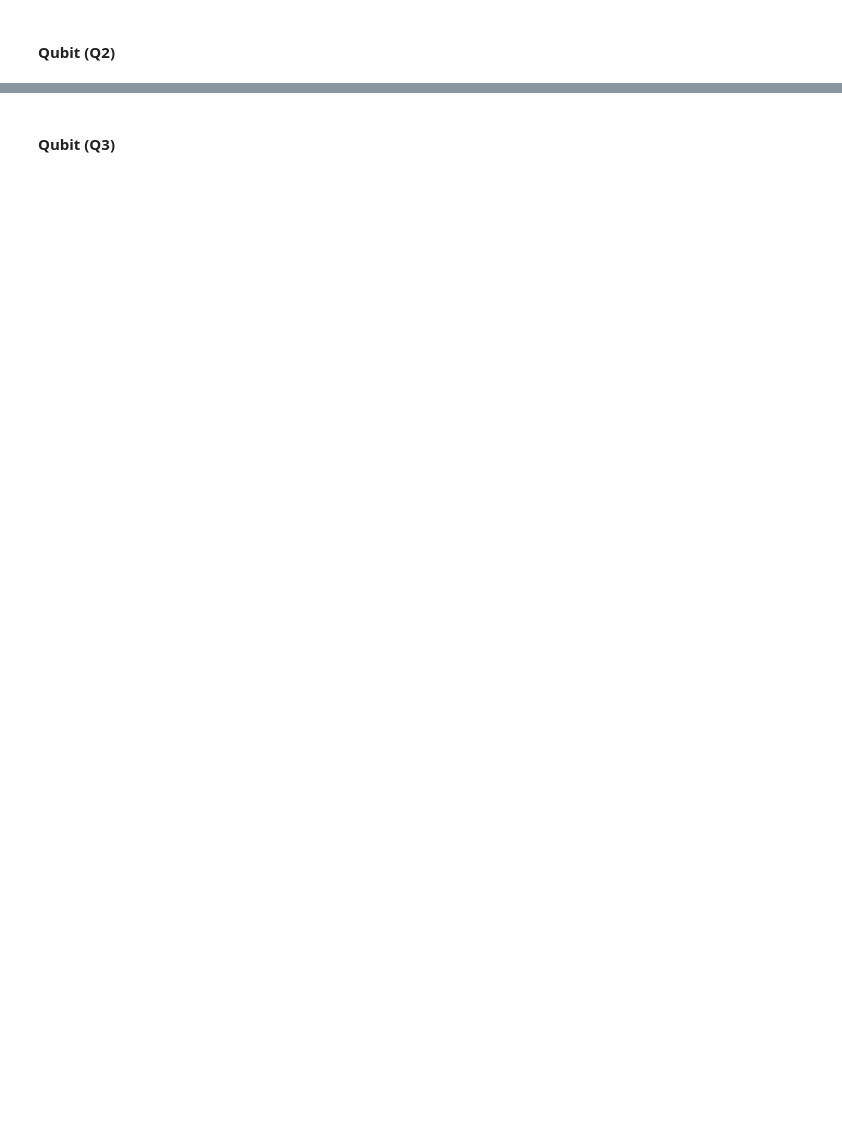
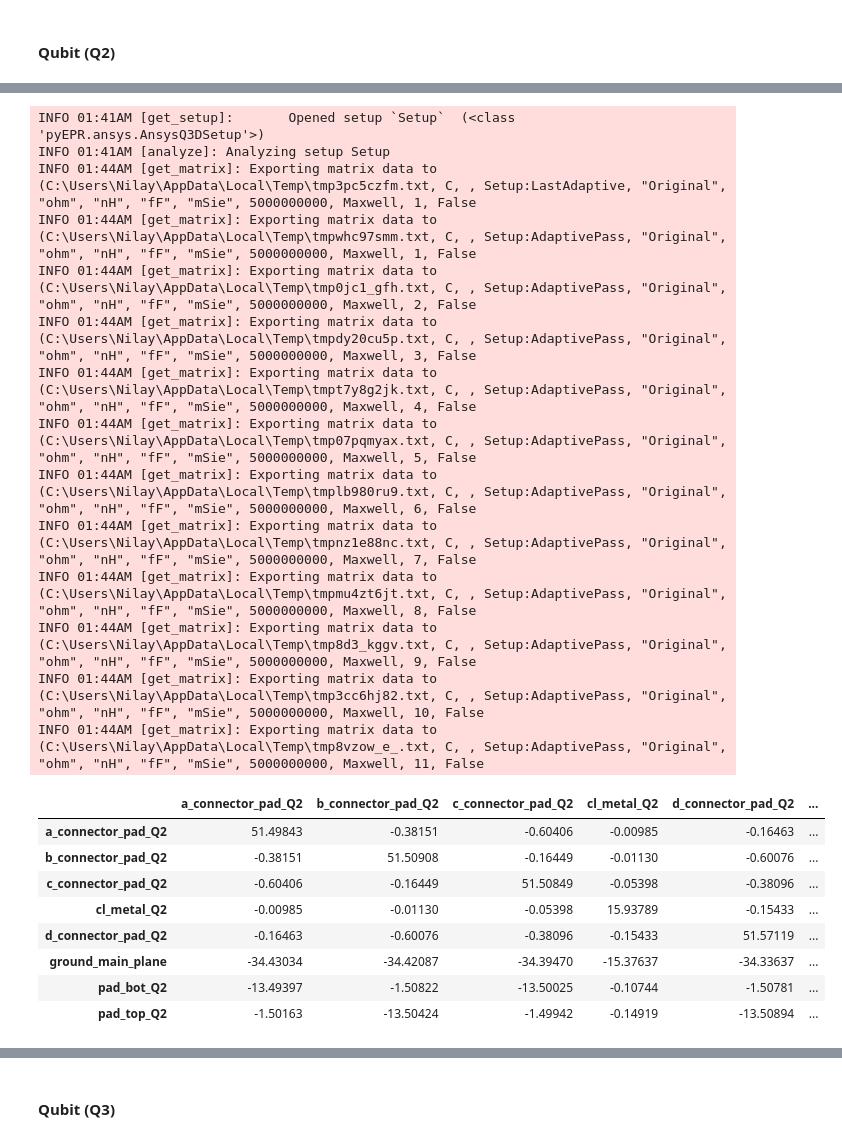
Before and after one commit to AbeerVaishnav13/qiskit-metal-qubit-design, a Jupyter notebook: design1_qubits_analysis-new_syntax.ipynb, the cells around one changed output, grey strips where cells are left out. Drawn from its saved outputs; the diff is of its cells as text; code cells hidden in the pictures; blank space fills up the shorter version.

```diff
--- a/design1_qubits_analysis-new_syntax.ipynb
+++ b/design1_qubits_analysis-new_syntax.ipynb
@@ -323,8 +418,33 @@ q3d2.save_screenshot()
 # %%
+q3d2.add_q3d_setup(name="Setup", max_passes=15, min_converged_passes=5,percent_error=0.05 )
 q3d2.analyze_setup("Setup")
 c2.sim.capacitance_matrix, c2.sim.units = q3d2.get_capacitance_matrix()
 c2.sim.capacitance_all_passes, _ = q3d2.get_capacitance_all_passes()
 c2.sim.capacitance_matrix
+# %% [output]
+INFO 01:41AM [get_setup]:       Opened setup `Setup`  (<class 'pyEPR.ansys.AnsysQ3DSetup'>)
+INFO 01:41AM [analyze]: Analyzing setup Setup
+INFO 01:44AM [get_matrix]: Exporting matrix data to (C:\Users\Nilay\AppData\Local\Temp\tmp3pc5czfm.txt, C, , Setup:LastAdaptive, "Original", "ohm", "nH", "fF", "mSie", 5000000000, Maxwell, 1, False
+INFO 01:44AM [get_matrix]: Exporting matrix data to (C:\Users\Nilay\AppData\Local\Temp\tmpwhc97smm.txt, C, , Setup:AdaptivePass, "Original", "ohm", "nH", "fF", "mSie", 5000000000, Maxwell, 1, False
+INFO 01:44AM [get_matrix]: Exporting matrix data to (C:\Users\Nilay\AppData\Local\Temp\tmp0jc1_gfh.txt, C, , Setup:AdaptivePass, "Original", "ohm", "nH", "fF", "mSie", 5000000000, Maxwell, 2, False
+INFO 01:44AM [get_matrix]: Exporting matrix data to (C:\Users\Nilay\AppData\Local\Temp\tmpdy20cu5p.txt, C, , Setup:AdaptivePass, "Original", "ohm", "nH", "fF", "mSie", 5000000000, Maxwell, 3, False
+INFO 01:44AM [get_matrix]: Exporting matrix data to (C:\Users\Nilay\AppData\Local\Temp\tmpt7y8g2jk.txt, C, , Setup:AdaptivePass, "Original", "ohm", "nH", "fF", "mSie", 5000000000, Maxwell, 4, False
+INFO 01:44AM [get_matrix]: Exporting matrix data to (C:\Users\Nilay\AppData\Local\Temp\tmp07pqmyax.txt, C, , Setup:AdaptivePass, "Original", "ohm", "nH", "fF", "mSie", 5000000000, Maxwell, 5, False
+INFO 01:44AM [get_matrix]: Exporting matrix data to (C:\Users\Nilay\AppData\Local\Temp\tmplb980ru9.txt, C, , Setup:AdaptivePass, "Original", "ohm", "nH", "fF", "mSie", 5000000000, Maxwell, 6, False
+INFO 01:44AM [get_matrix]: Exporting matrix data to (C:\Users\Nilay\AppData\Local\Temp\tmpnz1e88nc.txt, C, , Setup:AdaptivePass, "Original", "ohm", "nH", "fF", "mSie", 5000000000, Maxwell, 7, False
+INFO 01:44AM [get_matrix]: Exporting matrix data to (C:\Users\Nilay\AppData\Local\Temp\tmpmu4zt6jt.txt, C, , Setup:AdaptivePass, "Original", "ohm", "nH", "fF", "mSie", 5000000000, Maxwell, 8, False
+INFO 01:44AM [get_matrix]: Exporting matrix data to (C:\Users\Nilay\AppData\Local\Temp\tmp8d3_kggv.txt, C, , Setup:AdaptivePass, "Original", "ohm", "nH", "fF", "mSie", 5000000000, Maxwell, 9, False
+INFO 01:44AM [get_matrix]: Exporting matrix data to (C:\Users\Nilay\AppData\Local\Temp\tmp3cc6hj82.txt, C, , Setup:AdaptivePass, "Original", "ohm", "nH", "fF", "mSie", 5000000000, Maxwell, 10, False
+INFO 01:44AM [get_matrix]: Exporting matrix data to (C:\Users\Nilay\AppData\Local\Temp\tmp8vzow_e_.txt, C, , Setup:AdaptivePass, "Original", "ohm", "nH", "fF", "mSie", 5000000000, Maxwell, 11, False
+|  | a_connector_pad_Q2 | b_connector_pad_Q2 | c_connector_pad_Q2 | cl_metal_Q2 | d_connector_pad_Q2 | ... |
+| a_connector_pad_Q2 | 51.49843 | -0.38151 | -0.60406 | -0.00985 | -0.16463 | ... |
+| b_connector_pad_Q2 | -0.38151 | 51.50908 | -0.16449 | -0.01130 | -0.60076 | ... |
+| c_connector_pad_Q2 | -0.60406 | -0.16449 | 51.50849 | -0.05398 | -0.38096 | ... |
+| cl_metal_Q2 | -0.00985 | -0.01130 | -0.05398 | 15.93789 | -0.15433 | ... |
+| d_connector_pad_Q2 | -0.16463 | -0.60076 | -0.38096 | -0.15433 | 51.57119 | ... |
+| ground_main_plane | -34.43034 | -34.42087 | -34.39470 | -15.37637 | -34.33637 | ... |
+| pad_bot_Q2 | -13.49397 | -1.50822 | -13.50025 | -0.10744 | -1.50781 | ... |
+| pad_top_Q2 | -1.50163 | -13.50424 | -1.49942 | -0.14919 | -13.50894 | ... |
 # %%
 c2.setup.junctions = Dict(Lj=12, Cj=1)
 c2.setup.freq_readout = 7.1
```
Also changed, not shown: parts of 24 cells of this notebook, 17 other files.
